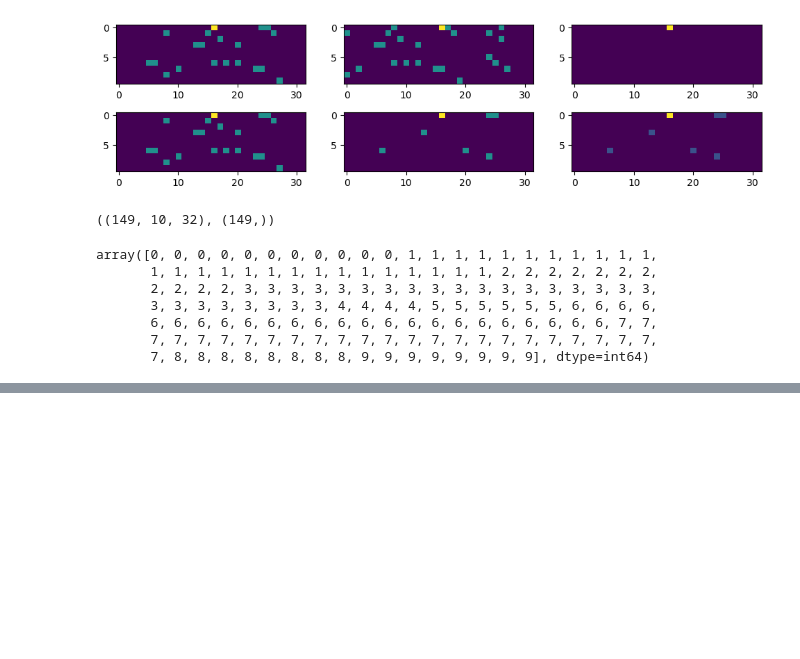
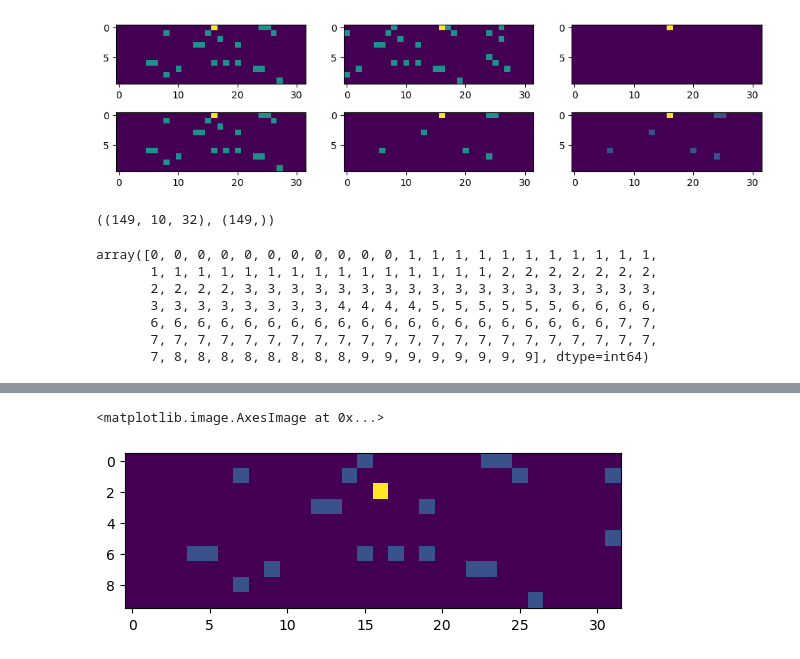
Before and after one commit to CosmicSurgery/thesis_notebooks, a Jupyter notebook: 06.19.2023 - learnign spiking motifs/2023.06.29 - Unsupervised learning, cross-correlation of windows.ipynb, the cells around one changed output, grey strips where cells are left out. Saved outputs shown, nothing was run; the diff lists cells and outputs as text; code cells hidden in the pictures; blank space fills up the shorter version.

```diff
--- a/06.19.2023 - learnign spiking motifs/2023.06.29 - Unsupervised learning, cross-correlation of windows.ipynb
+++ b/06.19.2023 - learnign spiking motifs/2023.06.29 - Unsupervised learning, cross-correlation of windows.ipynb
@@ -216,0 +237,6 @@ array([0, 0, 0, 0, 0, 0, 0, 0, 0, 0, 0, 1, 1, 1, 1, 1, 1, 1, 1, 1, 1, 1,
+# %%
+plt.figure()
+plt.imshow(result[0,0])
+# %% [output]
+<matplotlib.image.AxesImage at 0x...>
+[figure, added]
```
Also changed, not shown: parts of 9 cells of this notebook.
